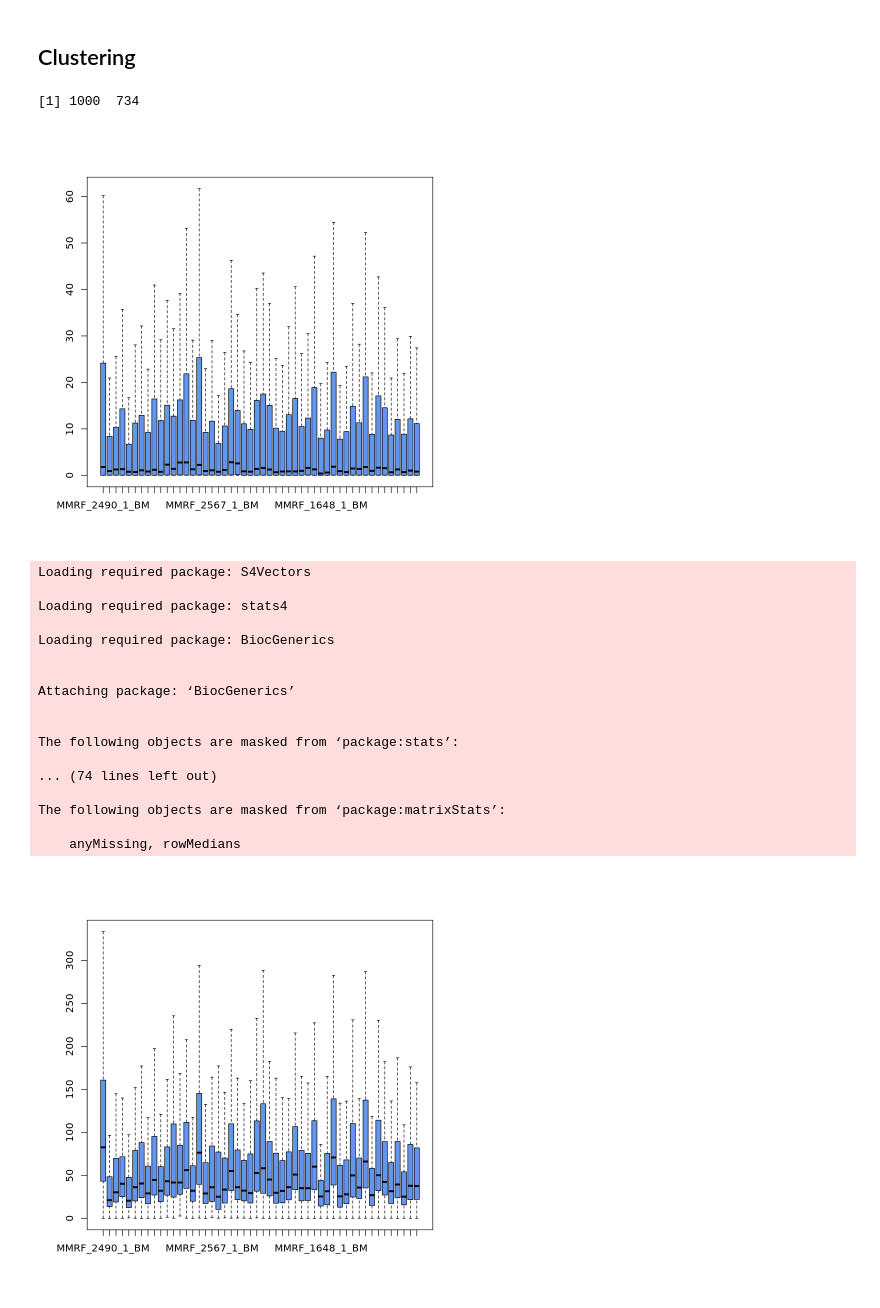
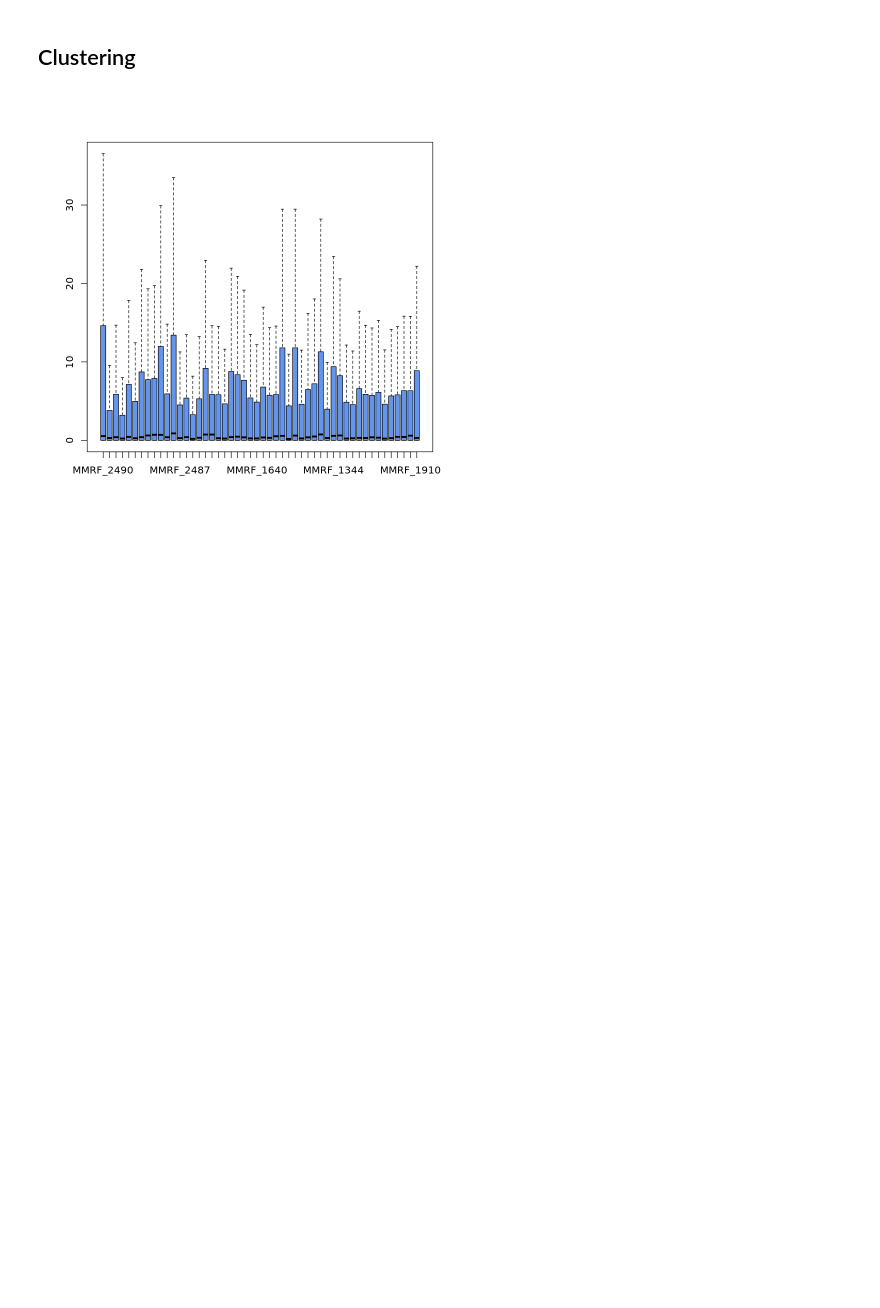
Before and after one commit to katwre/owkin, a Jupyter notebook: Multiple_Myeloma_data_challenge.ipynb, the cells around one changed output. Drawn from its saved outputs; the diff is of its cells as text; code cells hidden in the pictures; blank space fills up the shorter version.

Commit message:
added heatmaps, pca, first survival analysis attempts

```diff
--- a/Multiple_Myeloma_data_challenge.ipynb
+++ b/Multiple_Myeloma_data_challenge.ipynb
@@ -160,40 +203,30 @@ Data preprocessing
 Clustering
 ---------------------
 # %%
-# data normalization and transformation
-library(DESeq2)
-
-#print(dim(expression_data))
-edata = expression_data[1:1000,]
-#edata = expression_data[rowMeans(expression_data)>20,]
-#edata = log2(edata+1)
-print(dim(edata))
-#expression_data<-NULL
+# we organized the crowd sourced Multiple Myeloma DREAM Challenge,
+# focusing on predicting high risk, defined as disease progression
+# or death prior to 18 months from diagnosis.
 
 
-boxplot(edata[,1:50],outline=FALSE,col="cornflowerblue")
+#----------------- Preprocess the input data
 
-edata1 = edata[rowMeans(edata)>20,]
-boxplot(edata1[,1:50],outline=FALSE,col="cornflowerblue")
+edata = expression_data
+
+# filter genes that have at 18 counts
+# to make sure that I work on genes that are expressed
+#edata = expression_data[rowMeans(expression_data)>18,]
+
+
+# make sure that I all samples that I am going to analyse
+# have also labels
+colnames(edata) = gsub("_1_BM","",colnames(edata))
+intersect_labels = intersect(colnames(edata),annot_data$Patient)
+edata_m = edata[, match(intersect_labels, colnames(edata), nomatch = 0)]
+annot_data_m = annot_data[match(intersect_labels, annot_data$Patient, nomatch = 0), ]
+#sum(colnames(edata_m)==annot_data_m$Patient) == length(colnames(edata_m))
+
+# TODO: color-code it by HR FLAF, and labels 45 degrees
+boxplot(edata_m[,1:50],outline=FALSE,col="cornflowerblue")
 # %% [output]
-[1] 1000  734
-[figure, old version]
+[figure, new version]
-Loading required package: S4Vectors
-
-Loading required package: stats4
-
-Loading required package: BiocGenerics
-
-
-Attaching package: ‘BiocGenerics’
-
-
-The following objects are masked from ‘package:stats’:
-
-... (74 lines left out)
-
-The following objects are masked from ‘package:matrixStats’:
-
-    anyMissing, rowMedians
-[figure, removed]
 # %%
```
Also changed, not shown: parts of 33 cells of this notebook.
